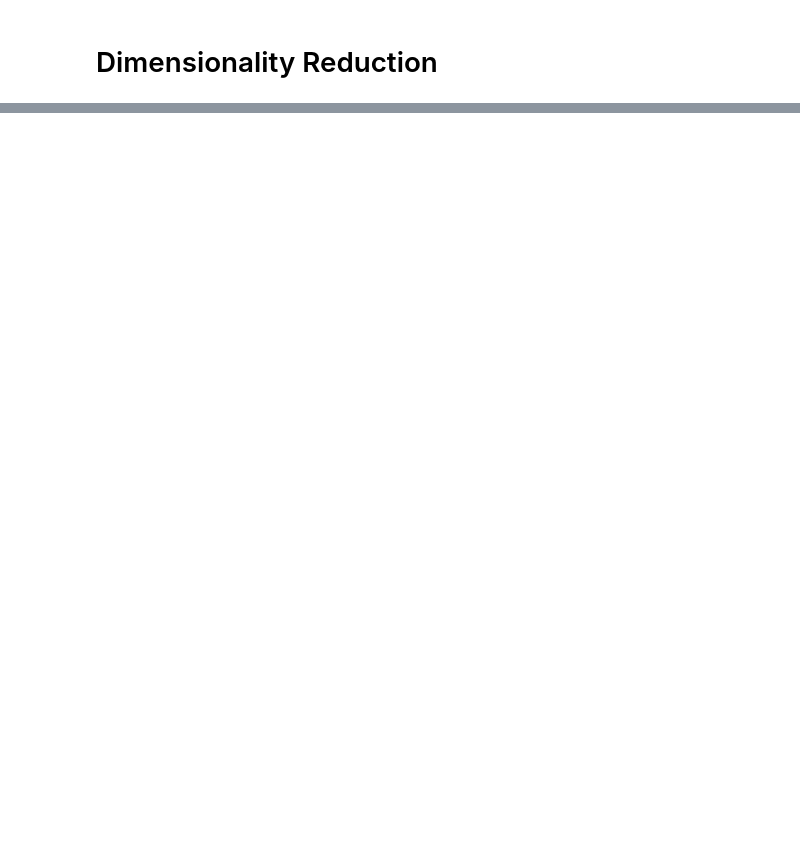
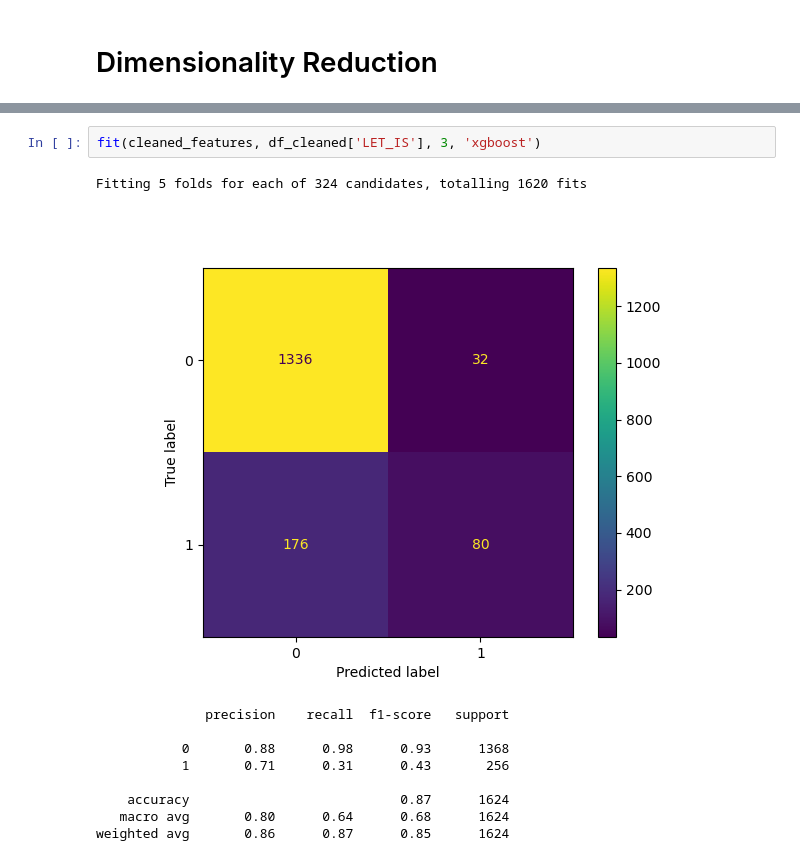
Before and after one commit to manishr03/sta141c, a Jupyter notebook: final_project.ipynb, the cells around one changed output, grey strips where cells are left out. Cells and saved outputs as stored; diff of their text form; blank space fills up the shorter version.

```diff
--- a/final_project.ipynb
+++ b/final_project.ipynb
@@ -538,0 +631,13 @@ Text(0.5, 0, 'FAMD3')
+# %%
+fit(cleaned_features, df_cleaned['LET_IS'], 3, 'xgboost')
+# %% [output]
+Fitting 5 folds for each of 324 candidates, totalling 1620 fits
+[figure, added]
+              precision    recall  f1-score   support
+
+           0       0.88      0.98      0.93      1368
+           1       0.71      0.31      0.43       256
+
+    accuracy                           0.87      1624
+   macro avg       0.80      0.64      0.68      1624
+weighted avg       0.86      0.87      0.85      1624
```
Also changed, not shown: parts of 30 cells of this notebook.
